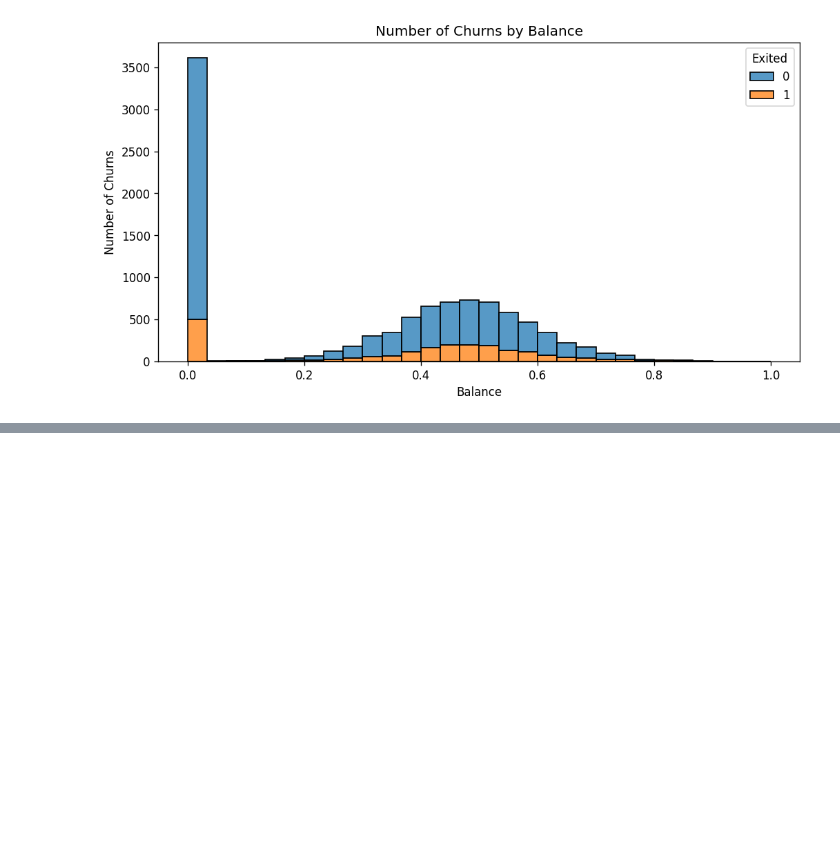
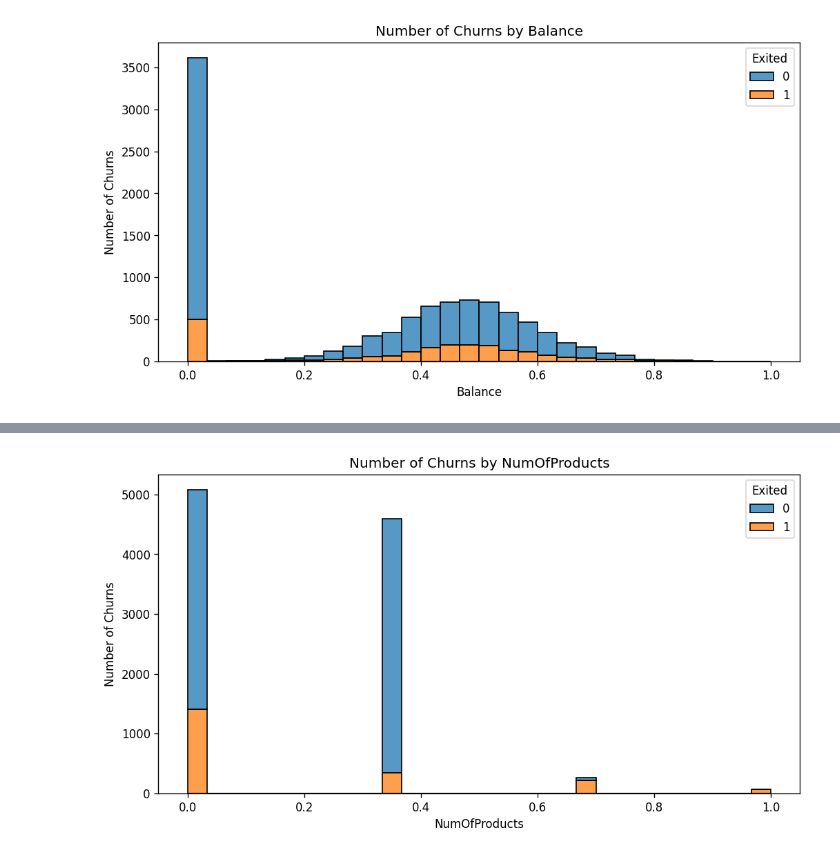
Before and after one commit to tnsonlahh/-DSEB-64A-Group-10_Customer-Churn-Prediction-, a Jupyter notebook: gugugaga.ipynb, the cells around one changed output, grey strips where cells are left out. Drawn from its saved outputs; the diff is of its cells as text; code cells hidden in the pictures; blank space fills up the shorter version.

```diff
--- a/gugugaga.ipynb
+++ b/gugugaga.ipynb
@@ -385,0 +395,8 @@ plt.show()
+# %%
+sns.histplot(data=df, x='NumOfProducts', hue='Exited', multiple='stack', bins=30)
+plt.xlabel('NumOfProducts')
+plt.ylabel('Number of Churns')
+plt.title('Number of Churns by NumOfProducts')
+plt.show()
+# %% [output]
+[figure, added]
```
Also changed, not shown: parts of 11 cells of this notebook, 3 other files.
